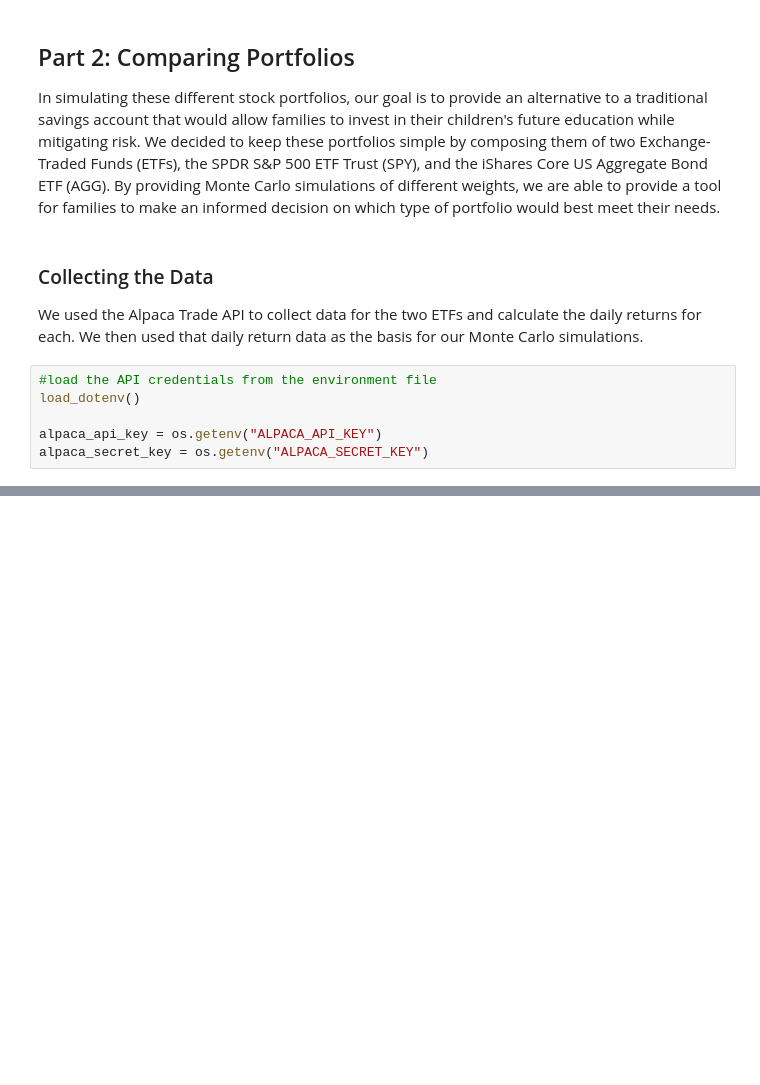
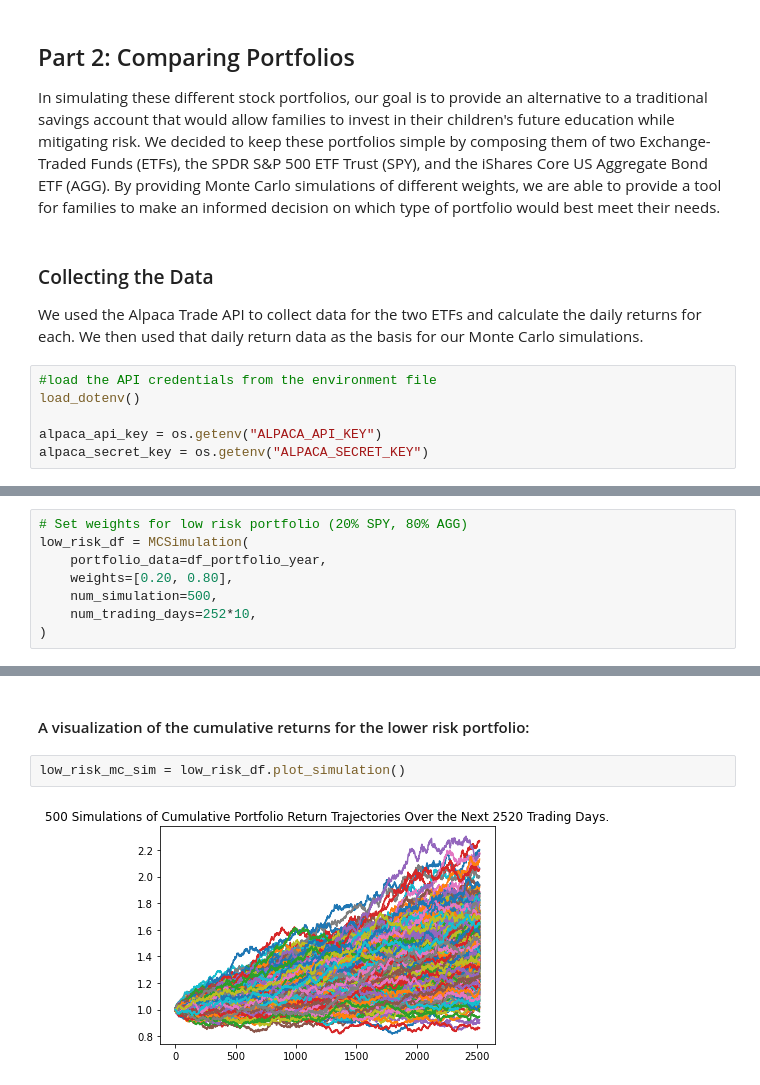
Before and after one commit to dhut1621/Project-1, a Jupyter notebook: planning_for_college.ipynb, the cells around one changed output, grey strips where cells are left out. Cells and saved outputs as stored; diff of their text form; blank space fills up the shorter version.

```diff
--- a/planning_for_college.ipynb
+++ b/planning_for_college.ipynb
@@ -242,0 +410,8 @@ alpaca_secret_key = os.getenv("ALPACA_SECRET_KEY")
+# %%
+# Set weights for low risk portfolio (20% SPY, 80% AGG)
+low_risk_df = MCSimulation(
+    portfolio_data=df_portfolio_year,
+    weights=[0.20, 0.80],
+    num_simulation=500,
+    num_trading_days=252*10,
+)
@@ -242,0 +525,6 @@ alpaca_secret_key = os.getenv("ALPACA_SECRET_KEY")
+# %% [markdown]
+#### A visualization of the cumulative returns for the lower risk portfolio:
+# %%
+low_risk_mc_sim = low_risk_df.plot_simulation()
+# %% [output]
+[figure, added]
```
Also changed, not shown: parts of 49 cells of this notebook.
